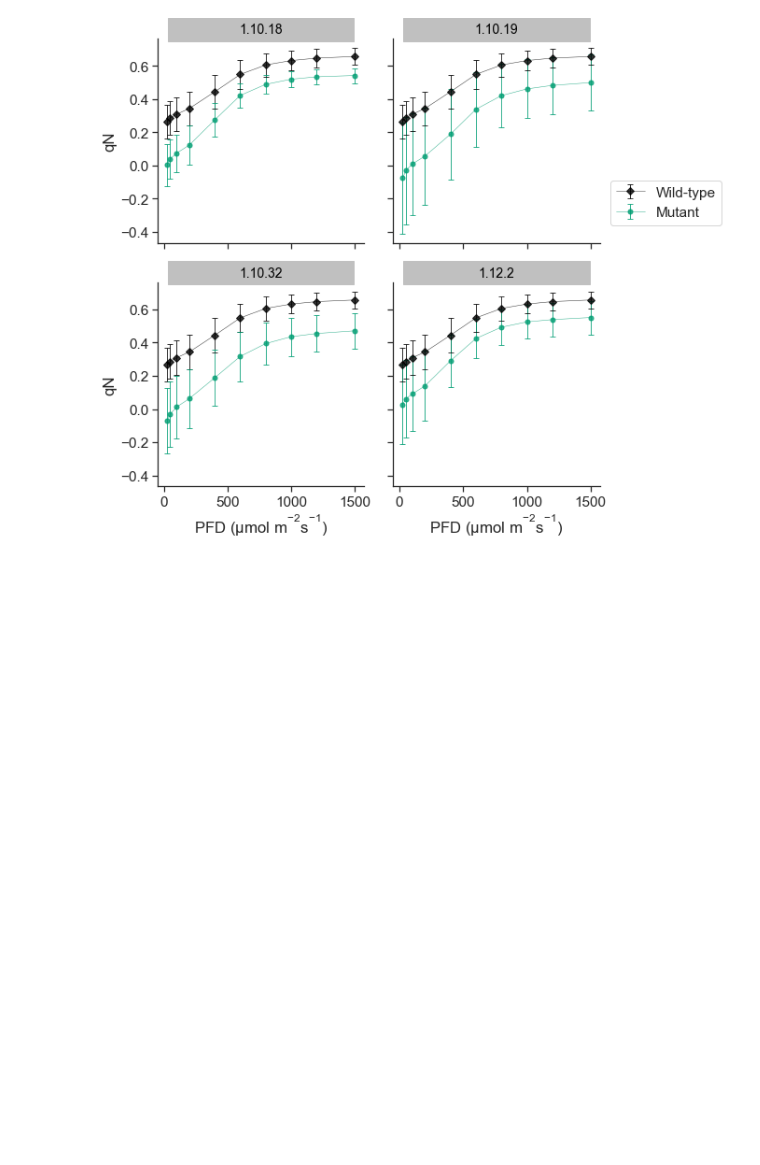
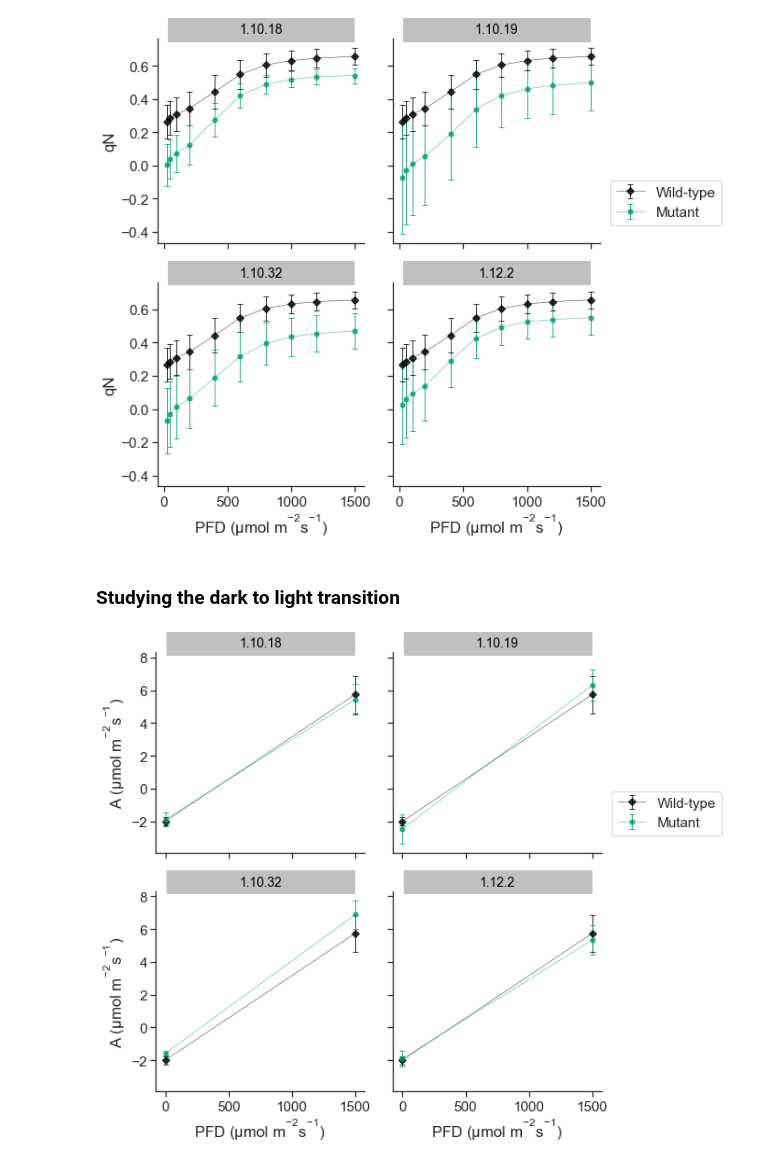
Before and after one commit to RonaCostello/Thesis, a Jupyter notebook: plots/chapter3_lr_curves.ipynb, the cells around one changed output. Cells and saved outputs as stored; diff of their text form; code cells hidden in the pictures; blank space fills up the shorter version.

Commit message:
Plot photosyntheitic parameters during the dark to light transition

```diff
--- a/plots/chapter3_lr_curves.ipynb
+++ b/plots/chapter3_lr_curves.ipynb
@@ -10,10 +10,10 @@ rcParams['mathtext.default'] = 'regular'
 
 %matplotlib inline
 # %%
-lr_df = pd.read_csv('../data/lightResponseData.csv')
+light_response_df = pd.read_csv('../data/lightResponseData.csv')
 
 # note, during the curve of line 1.10.19 the licor had a problem half way through and the leaf was in darkness for 5-10 mins
-lr_df = lr_df[~lr_df['plant'].isin(['1.10.19_5'])]
+lr_df = light_response_df[~light_response_df['plant'].isin(['1.10.19_5'])]
 
 # Use the first measurment at the highest light level
 lr_df = lr_df[~lr_df['which_1500'].isin(['second'])]
@@ -180,3 +180,30 @@ grouped_qN_df = grouped_df[grouped_df['Q_rounded'] != 0]
 plot_curve(grouped_qN_df, "qN_mean", "qN_std", "qN", "../figures/lrqNCurves.pdf")
 # %% [output]
 [figure]
+# %% [markdown]
+### Studying the dark to light transition
+# %%
+# Remove bad readings
+transition_df = light_response_df[~light_response_df['plant'].isin(['1.10.19_5'])]
+
+# Remove the first light measurment at the highest light level
+transition_df = transition_df[~transition_df['which_1500'].isin(['first'])]
+
+# Propagate NaNs for non-numerical values
+transition_df['PhiPS2'] = pd.to_numeric(transition_df.PhiPS2, errors='coerce')
+transition_df['ETR'] = pd.to_numeric(transition_df.ETR, errors='coerce')
+transition_df['NPQ'] = pd.to_numeric(transition_df.NPQ, errors='coerce')
+transition_df['qP'] = pd.to_numeric(transition_df.qP, errors='coerce')
+transition_df['qN'] = pd.to_numeric(transition_df.qN, errors='coerce')
+
+transition_df_grouped = transition_df.groupby(['Q_rounded', 'plot', 'type']).agg({'A': ['mean', 'std'], 'PhiPS2': ['mean', 'std'],
+                                                               'ETR': ['mean', 'std'], 'NPQ': ['mean', 'std'], 'qP': ['mean', 'std'],
+                                                               'qN': ['mean', 'std']})
+
+transition_df_grouped.columns = ['A_mean', 'A_std', 'PhiPS2_mean', 'PhiPS2_std', 'ETR_mean', 'ETR_std', 'NPQ_mean', 'NPQ_std', 'qP_mean', 'qP_std', 'qN_mean', 'qN_std']
+transition_df_grouped = transition_df_grouped.reset_index()
+# %%
+# Assimilation
+plot_curve(transition_df_grouped[(transition_df_grouped['Q_rounded'] == 1500) | (transition_df_grouped['Q_rounded'] == 0)], "A_mean", "A_std", "A ($\mu$mol m$^{-2}$s$^{-1}$)", "../figures/recoveryACurves.pdf")
+# %% [output]
+[figure, added]
```
Also changed, not shown: parts of 4 cells of this notebook.
